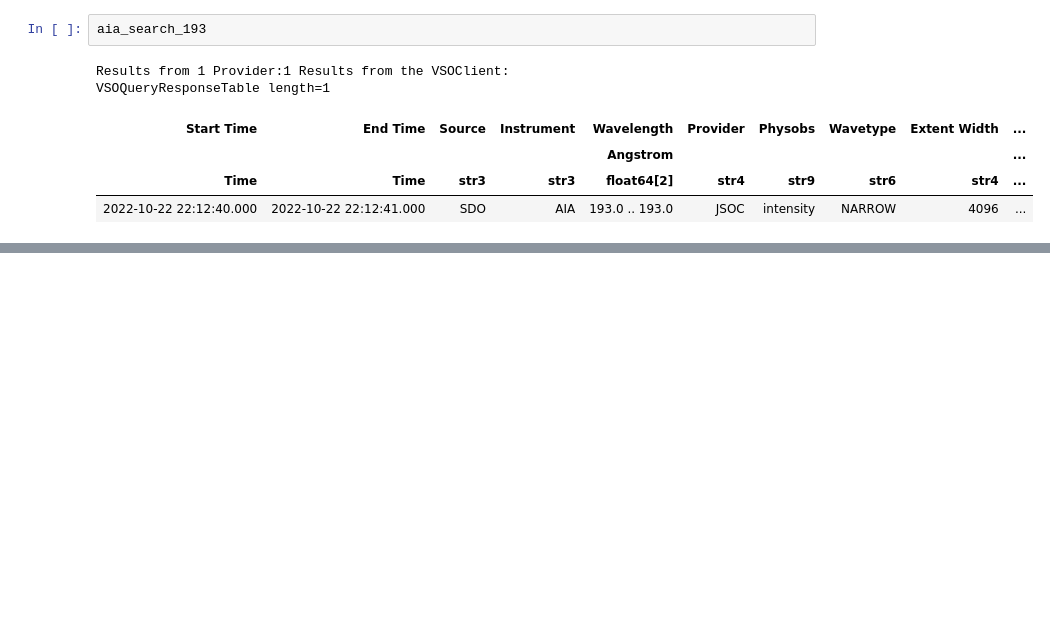
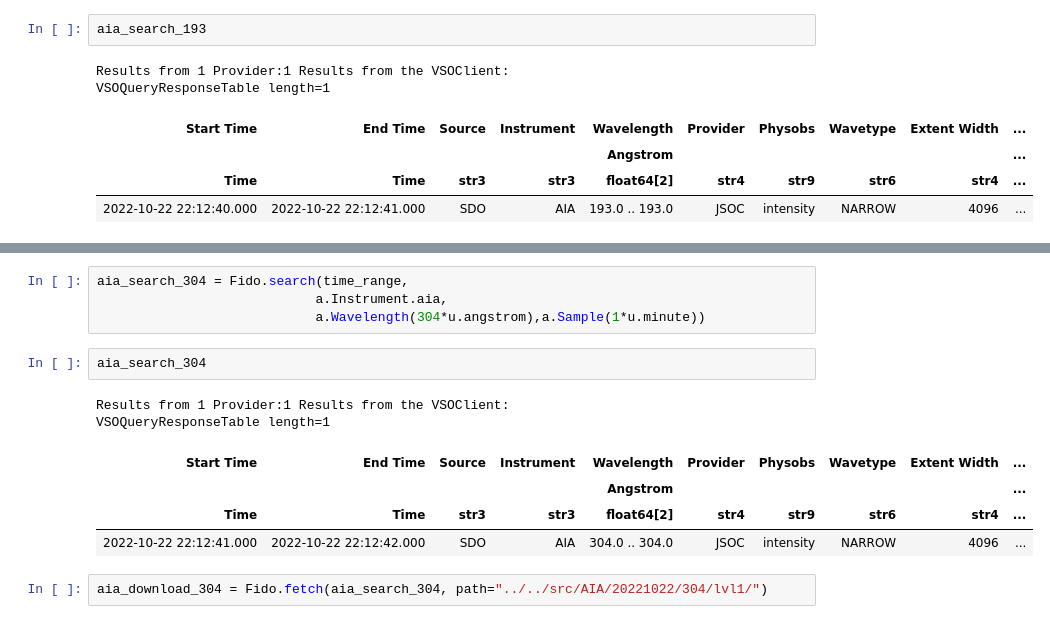
Before and after one commit to yjzhu-solar/EIS_DKIST_SolO, a Jupyter notebook: ipynb/aia/aia_download_prep_1022.ipynb, the cells around one changed output, grey strips where cells are left out. Cells and saved outputs as stored; diff of their text form; blank space fills up the shorter version.

```diff
--- a/ipynb/aia/aia_download_prep_1022.ipynb
+++ b/ipynb/aia/aia_download_prep_1022.ipynb
@@ -27,0 +75,15 @@ VSOQueryResponseTable length=1
+# %%
+aia_search_304 = Fido.search(time_range,
+                            a.Instrument.aia,
+                            a.Wavelength(304*u.angstrom),a.Sample(1*u.minute))
+# %%
+aia_search_304
+# %% [output]
+Results from 1 Provider:1 Results from the VSOClient:
+VSOQueryResponseTable length=1
+| Start Time | End Time | Source | Instrument | Wavelength | Provider | Physobs | Wavetype | Extent Width | ... |
+|  |  |  |  | Angstrom |  |  |  |  | ... |
+| Time | Time | str3 | str3 | float64[2] | str4 | str9 | str6 | str4 | ... |
+| 2022-10-22 22:12:41.000 | 2022-10-22 22:12:42.000 | SDO | AIA | 304.0 .. 304.0 | JSOC | intensity | NARROW | 4096 | ... |
+# %%
+aia_download_304 = Fido.fetch(aia_search_304, path="../../src/AIA/20221022/304/lvl1/")
```
Also changed, not shown: parts of 17 cells of this notebook, 6 other files.
